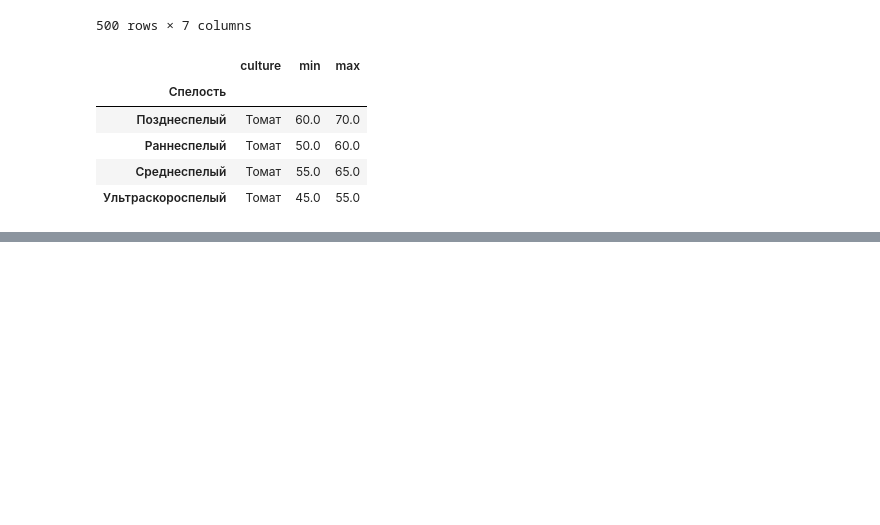
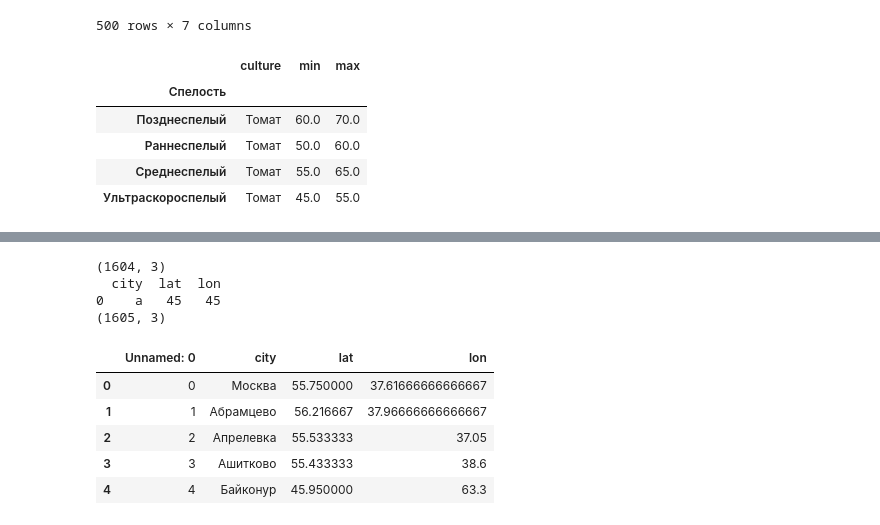
Before and after one commit to jetminded/igarden_parsers, a Jupyter notebook: src/csv_helper.ipynb, the cells around one changed output, grey strips where cells are left out. Saved outputs shown, nothing was run; the diff lists cells and outputs as text; code cells hidden in the pictures; blank space fills up the shorter version.

```diff
--- a/src/csv_helper.ipynb
+++ b/src/csv_helper.ipynb
@@ -53,0 +263,19 @@ for
+# %%
+print(russia_coords.shape)
+print(pd.DataFrame.from_dict({'city': ['a'], 'lat': [45], 'lon': [45]}).head())
+russia_coords = pd.concat([russia_coords, pd.DataFrame({'city': ['a'], 'lat': [45], 'lon': [45]})])
+print(russia_coords.shape)
+# %% [output]
+(1604, 3)
+  city  lat  lon
+0    a   45   45
+(1605, 3)
+# %%
+all_cities.head()
+# %% [output]
+|  | Unnamed: 0 | city | lat | lon |
+| 0 | 0 | Москва | 55.750000 | 37.61666666666667 |
+| 1 | 1 | Абрамцево | 56.216667 | 37.96666666666667 |
+| 2 | 2 | Апрелевка | 55.533333 | 37.05 |
+| 3 | 3 | Ашитково | 55.433333 | 38.6 |
+| 4 | 4 | Байконур | 45.950000 | 63.3 |
```
Also changed, not shown: parts of 14 cells of this notebook, 6 other files.
